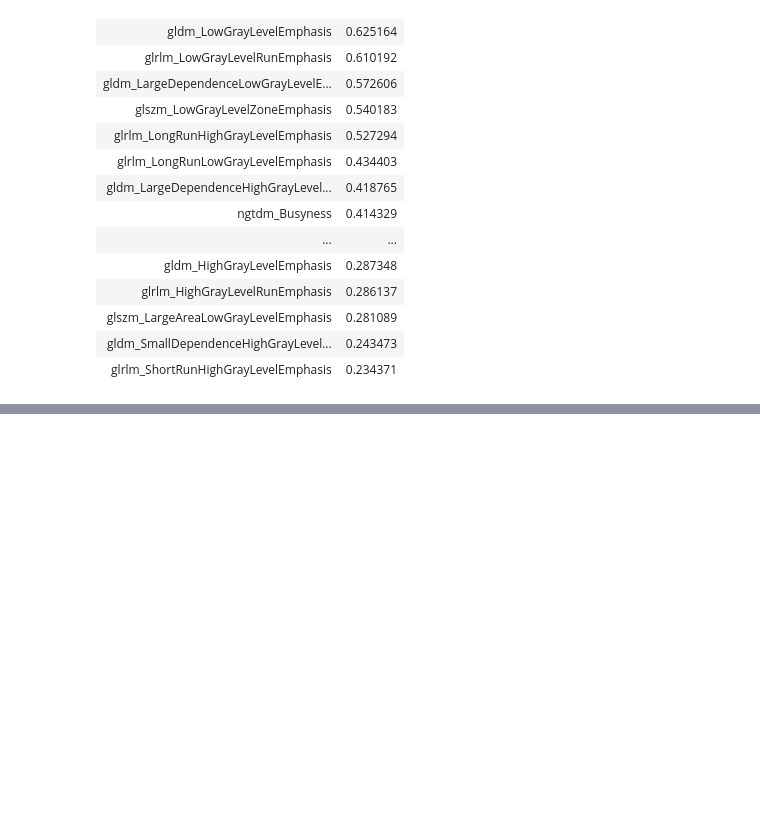
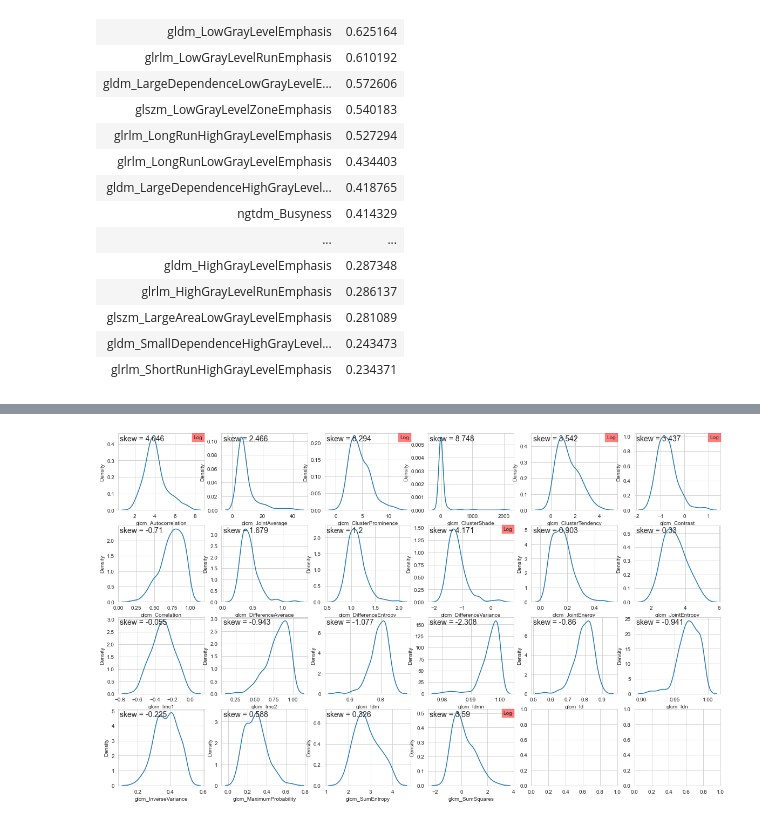
Before and after one commit to MatthewOrton/git_radsarc, a Jupyter notebook: jupyter/ReproducibilityAssessment.ipynb, the cells around one changed output, grey strips where cells are left out. Saved outputs shown, nothing was run; the diff lists cells and outputs as text; code cells hidden in the pictures; blank space fills up the shorter version.

```diff
--- a/jupyter/ReproducibilityAssessment.ipynb
+++ b/jupyter/ReproducibilityAssessment.ipynb
@@ -121,0 +157,8 @@ Group = texture     : # features with ICC > 0.75 = 54/73
+# %%
+featureClassDensities('glcm', (4,6))
+# featureClassDensities('glrlm', (4,4))
+# featureClassDensities('glszm', (4,4))
+# featureClassDensities('gldm', (3,5))
+# featureClassDensities('ngtdm', (2,3))
+# %% [output]
+[figure, added]
```
Also changed, not shown: parts of 8 cells of this notebook, 1 other file.
